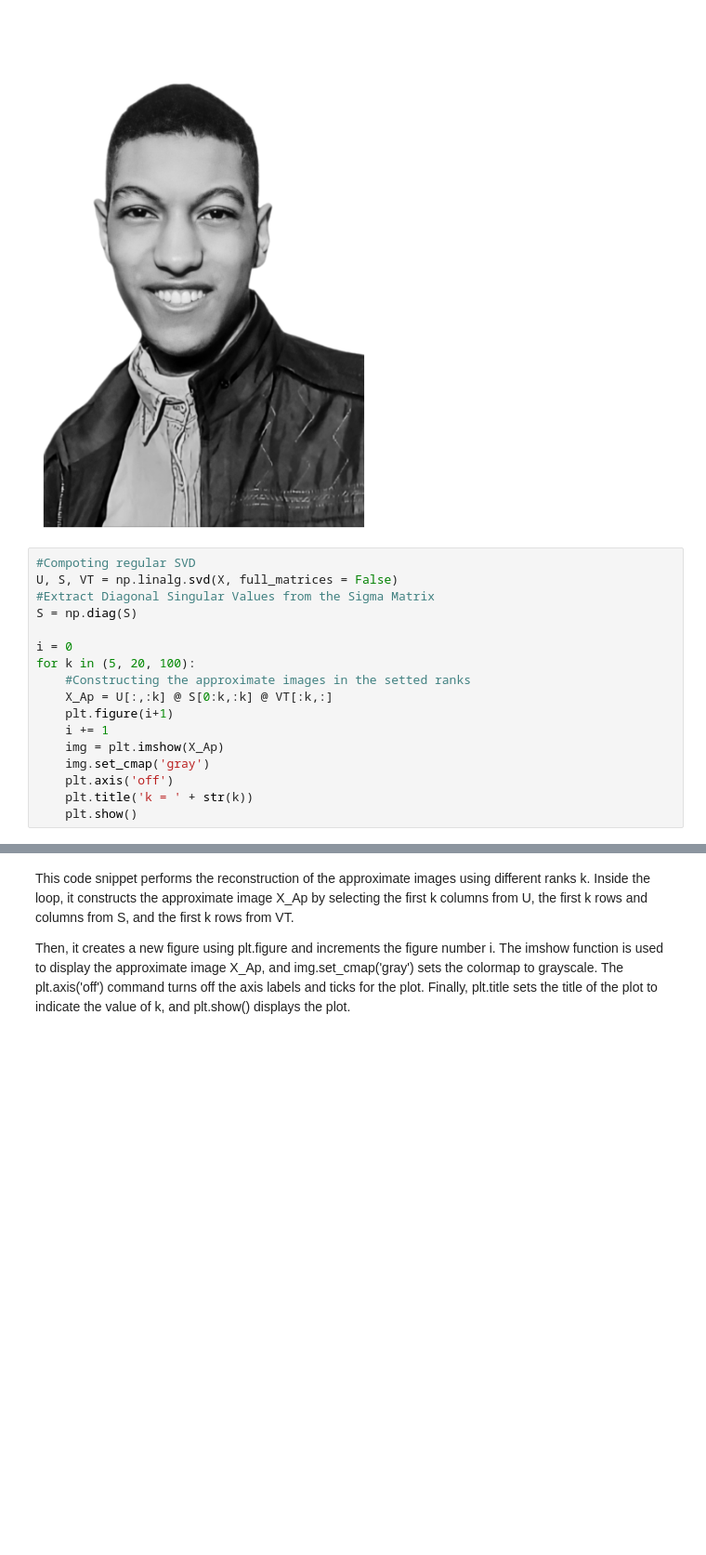
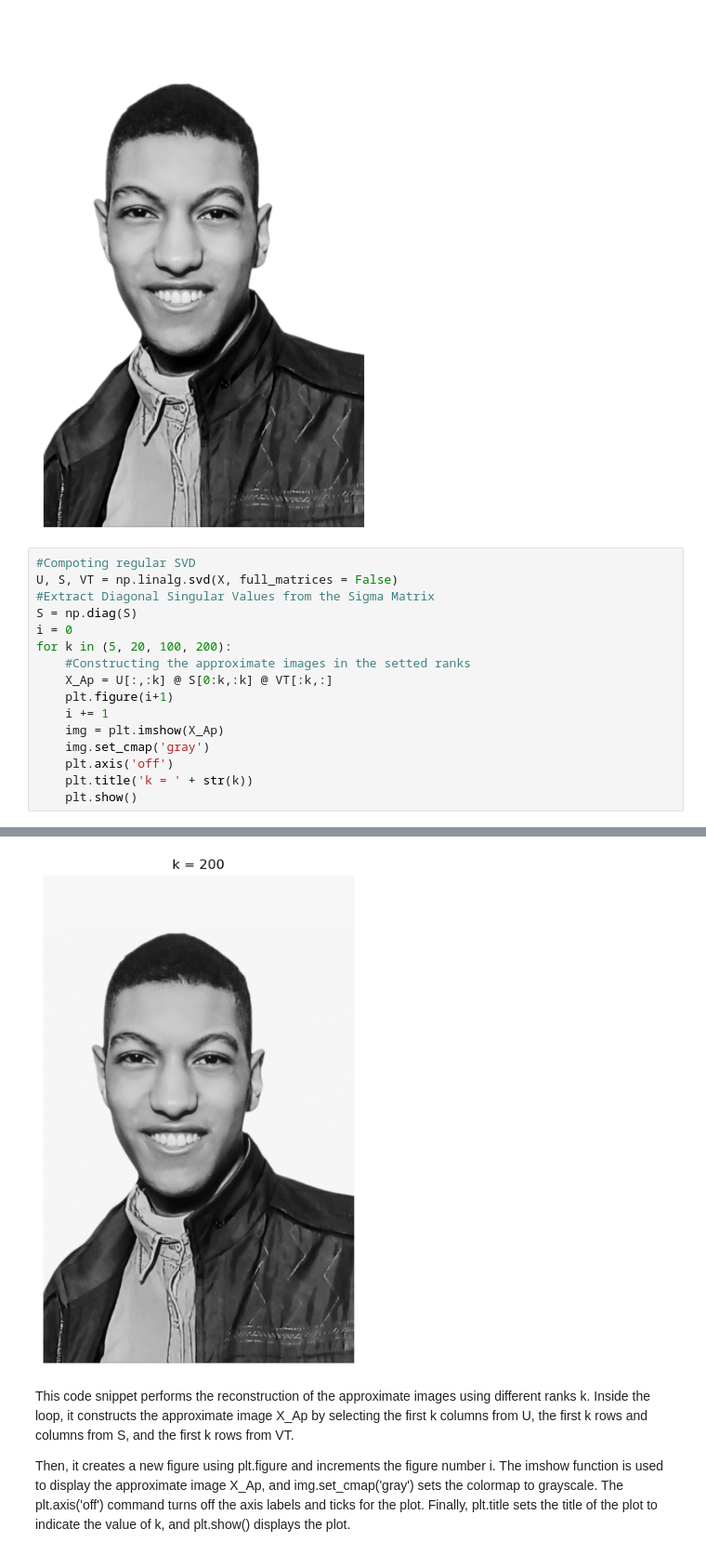
Before and after one commit to Ayoub-etoullali/SVD-Singular-Value-Decomposition, a Jupyter notebook: Application of SVD.ipynb, the cells around one changed output, grey strips where cells are left out. Shown at 93% size. Saved outputs shown, nothing was run; the diff lists cells and outputs as text; blank space fills up the shorter version.

```diff
--- a/Application of SVD.ipynb
+++ b/Application of SVD.ipynb
@@ -31,24 +31,24 @@ plt.show()
 # %%
 #Compoting regular SVD
 U, S, VT = np.linalg.svd(X, full_matrices = False)
 #Extract Diagonal Singular Values from the Sigma Matrix
 S = np.diag(S)
-
 i = 0
-for k in (5, 20, 100):
+for k in (5, 20, 100, 200):
     #Constructing the approximate images in the setted ranks
     X_Ap = U[:,:k] @ S[0:k,:k] @ VT[:k,:]
     plt.figure(i+1)
     i += 1
     img = plt.imshow(X_Ap)
     img.set_cmap('gray')
     plt.axis('off')
     plt.title('k = ' + str(k))
     plt.show()
 # %% [output]
 [figure]
 [figure]
 [figure]
+[figure, added]
 # %% [markdown]
 This code snippet performs the reconstruction of the approximate images using different ranks k. Inside the loop, it constructs the approximate image X_Ap by selecting the first k columns from U, the first k rows and columns from S, and the first k rows from VT.
 
```
Also changed, not shown: 3 other files.
